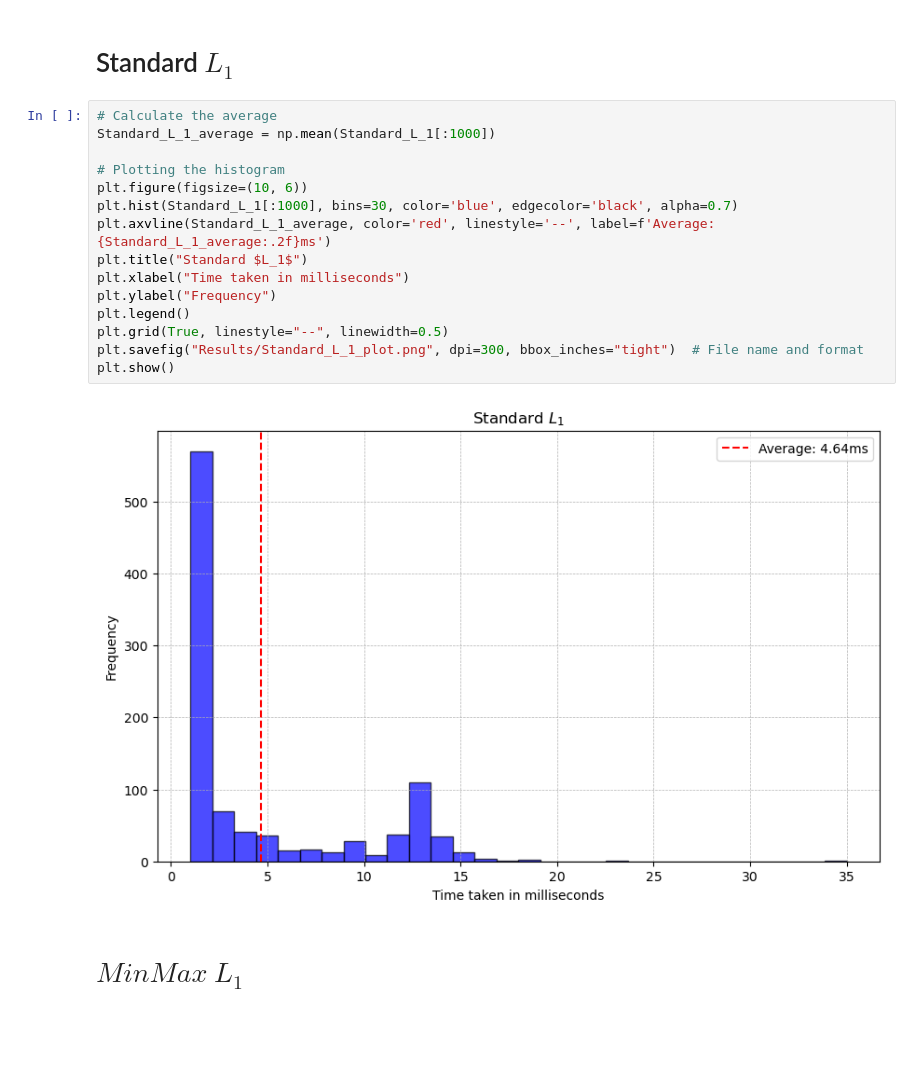
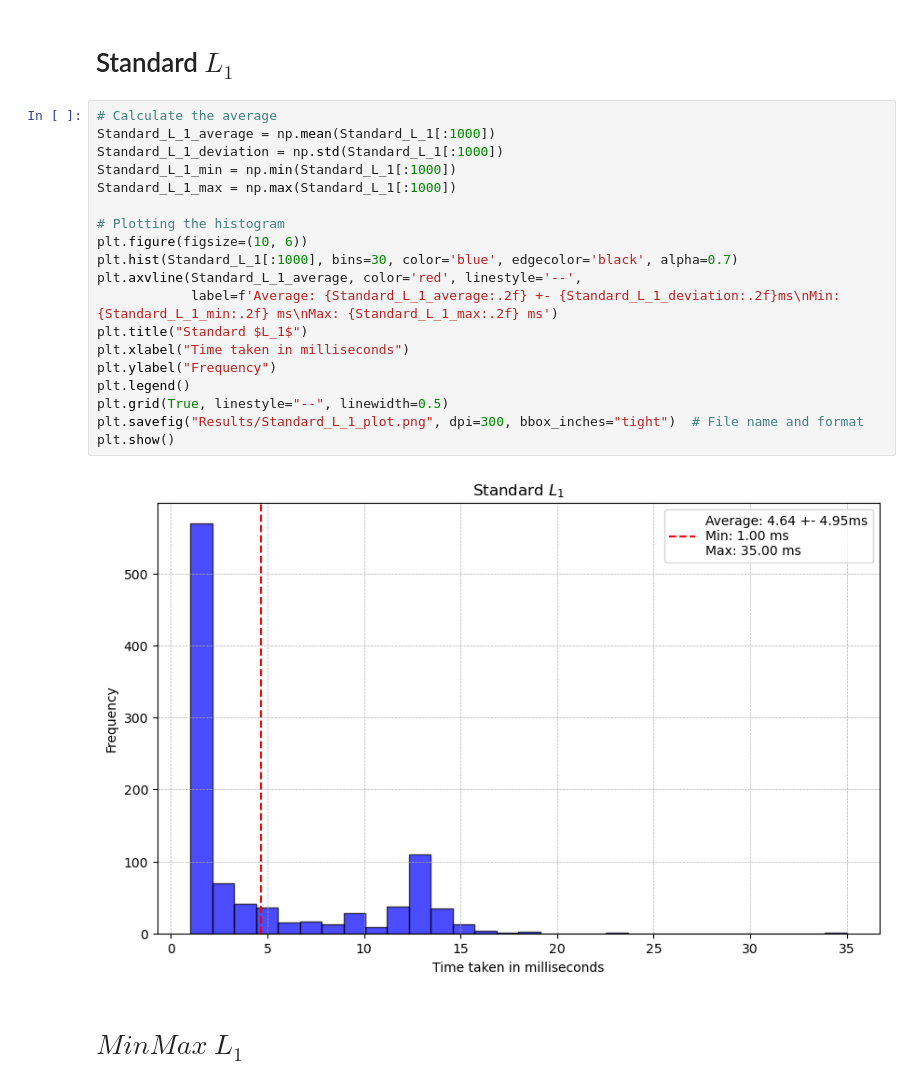
Before and after one commit to stagnu-m/BA-source-files, a Jupyter notebook: Experiment_3/Experiment_3.ipynb, the cells around one changed output. Cells and saved outputs as stored; diff of their text form; blank space fills up the shorter version.

```diff
--- a/Experiment_3/Experiment_3.ipynb
+++ b/Experiment_3/Experiment_3.ipynb
@@ -54,20 +79,24 @@ with open('Data/Standard_L_1_after_solution.txt', 'r') as f:
 # %%
 # Calculate the average
 Standard_L_1_average = np.mean(Standard_L_1[:1000])
+Standard_L_1_deviation = np.std(Standard_L_1[:1000])
+Standard_L_1_min = np.min(Standard_L_1[:1000])
+Standard_L_1_max = np.max(Standard_L_1[:1000])
 
 # Plotting the histogram
 plt.figure(figsize=(10, 6))
 plt.hist(Standard_L_1[:1000], bins=30, color='blue', edgecolor='black', alpha=0.7)
-plt.axvline(Standard_L_1_average, color='red', linestyle='--', label=f'Average: {Standard_L_1_average:.2f}ms')
+plt.axvline(Standard_L_1_average, color='red', linestyle='--',
+            label=f'Average: {Standard_L_1_average:.2f} +- {Standard_L_1_deviation:.2f}ms\nMin: {Standard_L_1_min:.2f} ms\nMax: {Standard_L_1_max:.2f} ms')
 plt.title("Standard $L_1$")
 plt.xlabel("Time taken in milliseconds")
 plt.ylabel("Frequency")
 plt.legend()
 plt.grid(True, linestyle="--", linewidth=0.5)
 plt.savefig("Results/Standard_L_1_plot.png", dpi=300, bbox_inches="tight")  # File name and format
 plt.show()
 # %% [output]
-[figure, old version]
+[figure, new version]
 # %% [markdown]
 # $MinMax$ $L_1$
 # %%
```
Also changed, not shown: parts of 5 cells of this notebook, 24 other files.
